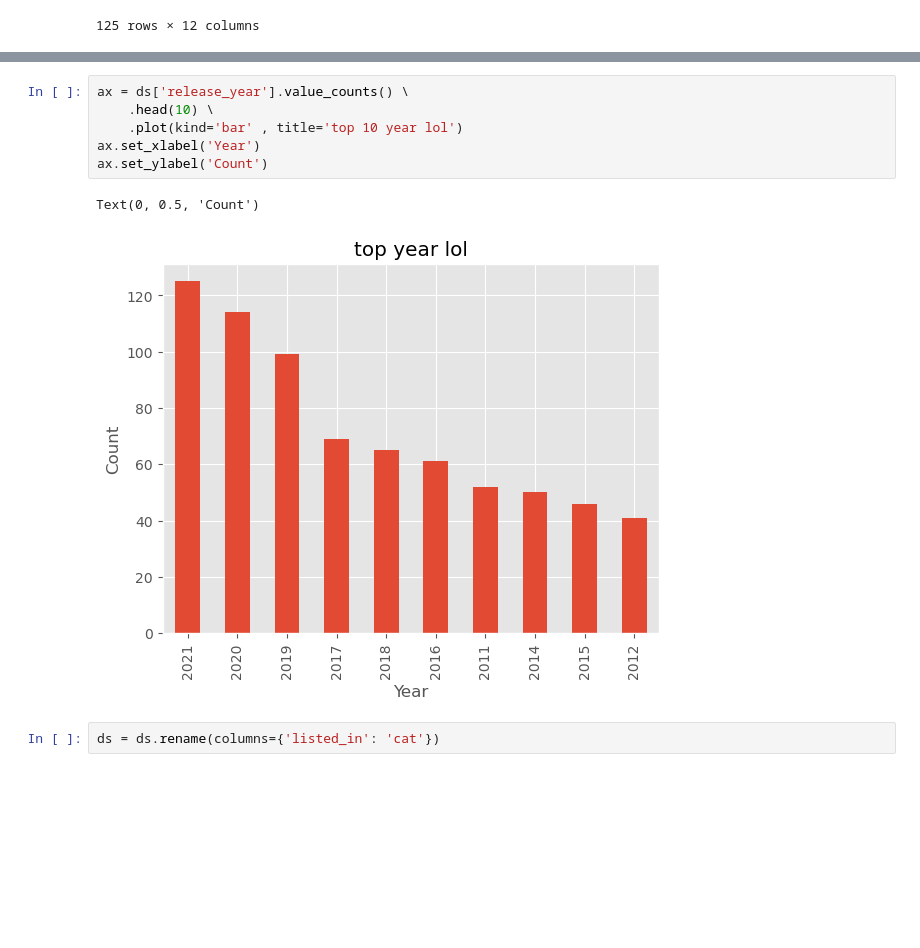
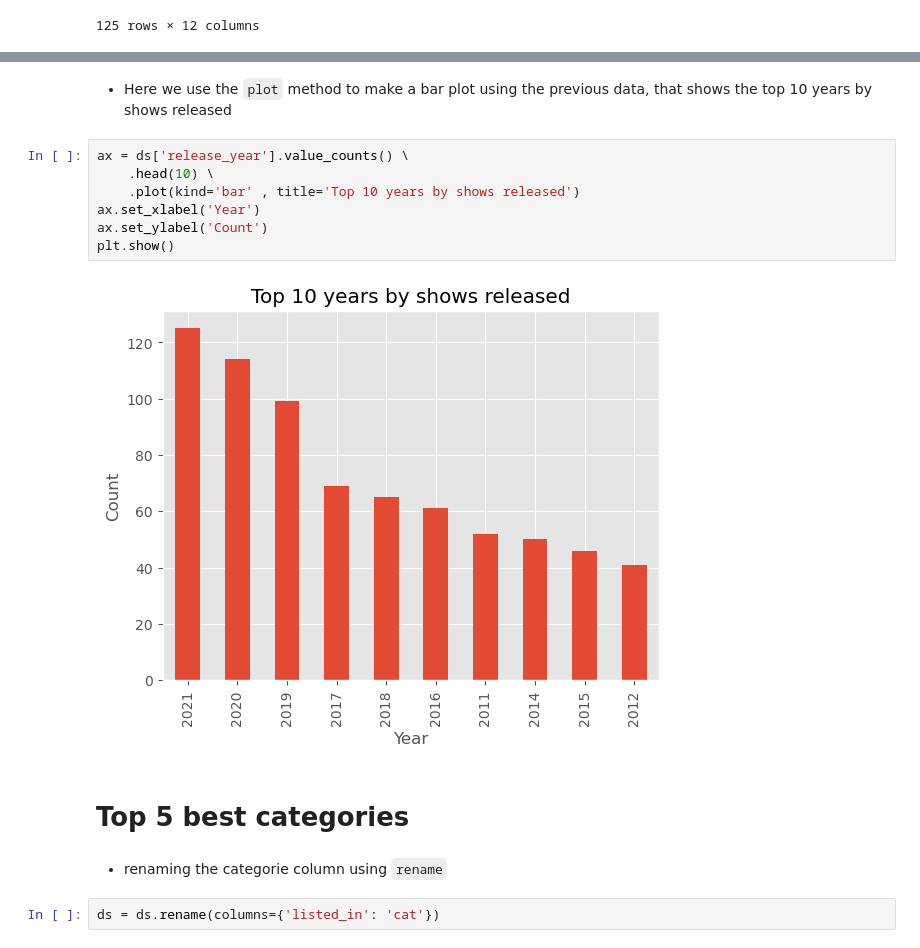
Before and after one commit to Rolerdxx/Exploratory-Data-Analysis, a Jupyter notebook: Projet.ipynb, the cells around one changed output, grey strips where cells are left out. Saved outputs shown, nothing was run; the diff lists cells and outputs as text; blank space fills up the shorter version.

```diff
--- a/Projet.ipynb
+++ b/Projet.ipynb
@@ -122,12 +167,18 @@ ds.query('release_year == 2021')
+# %% [markdown]
+* Here we use the `plot` method to make a bar plot using the previous data, that shows the top 10 years by shows released
 # %%
 ax = ds['release_year'].value_counts() \
     .head(10) \
-    .plot(kind='bar' , title='top 10 year lol')
+    .plot(kind='bar' , title='Top 10 years by shows released')
 ax.set_xlabel('Year')
 ax.set_ylabel('Count')
+plt.show()
 # %% [output]
-Text(0, 0.5, 'Count')
-[figure, old version]
+[figure, new version]
+# %% [markdown]
+# Top 5 best categories
+# %% [markdown]
+* renaming the categorie column using `rename`
 # %%
 ds = ds.rename(columns={'listed_in': 'cat'})
 # %%
```
Also changed, not shown: parts of 61 cells of this notebook.
